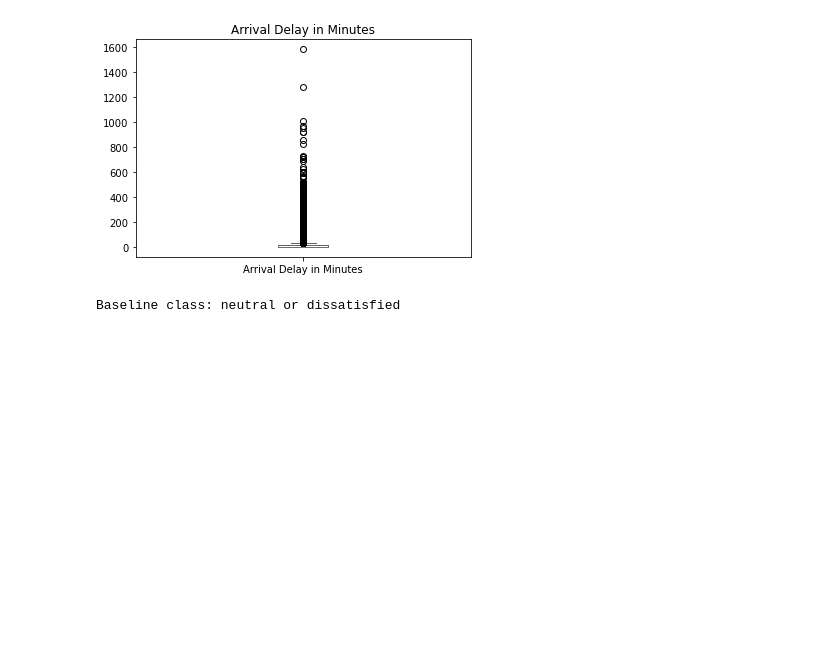
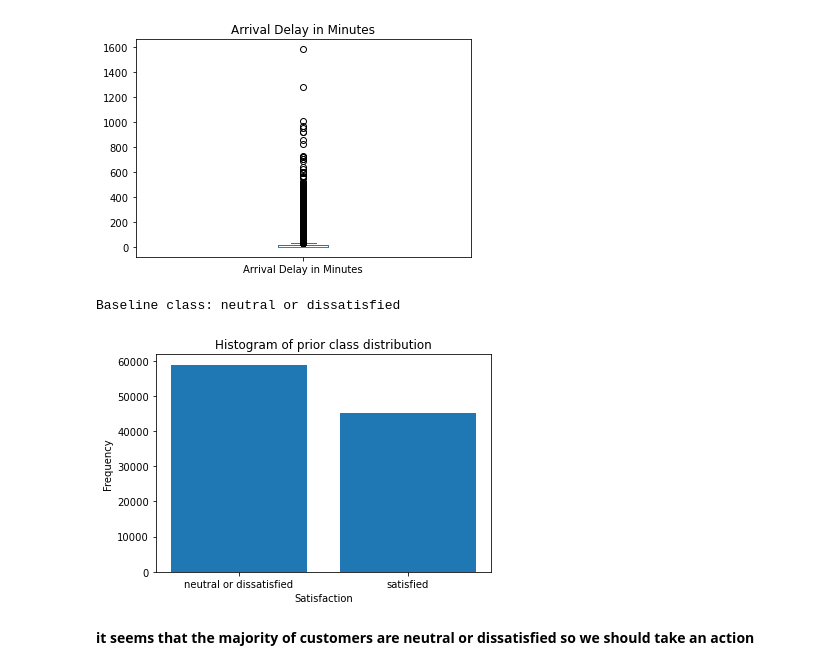
Before and after one commit to norhanreda/Air-line-passenger-satisfaction, a Jupyter notebook: visualisation.ipynb, the cells around one changed output. Cells and saved outputs as stored; diff of their text form; code cells hidden in the pictures; blank space fills up the shorter version.

```diff
--- a/visualisation.ipynb
+++ b/visualisation.ipynb
@@ -121,12 +121,25 @@ for column in numeric_columns:
 [figure]
 [figure]
 [figure]
-# %%
-# Baseline Model - ZeroR
-baseline_class = train['satisfaction'].value_counts().idxmax()
-print("Baseline class:", baseline_class)
-# %% [output]
-Baseline class: neutral or dissatisfied
+# %%
+# Baseline Model - ZeroR
+baseline_class = train['satisfaction'].value_counts().idxmax()
+print("Baseline class:", baseline_class)
+
+# Count the frequency of each category
+category_counts = train['satisfaction'].value_counts()
+
+# Create a bar plot to visualize the frequencies
+plt.bar(category_counts.index, category_counts.values)
+plt.xlabel('Satisfaction')
+plt.ylabel('Frequency')
+plt.title('Histogram of prior class distribution')
+plt.show()
+# %% [output]
+Baseline class: neutral or dissatisfied
+[figure, added]
+# %% [markdown]
+**it seems that the majority of customers are neutral or dissatisfied so we should take an action**
 # %%
 # Random samples
 random_samples = train.sample(n=5)  # Change the value of 'n' to the desired number of random samples
```
Also changed, not shown: parts of 1 cell of this notebook.
